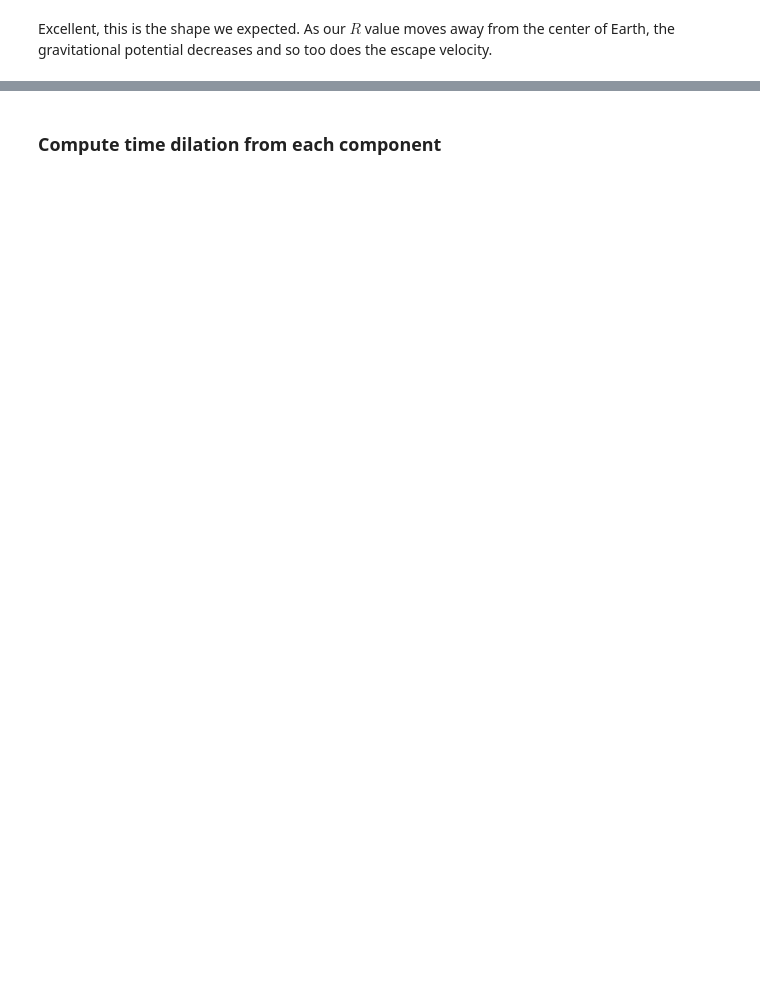
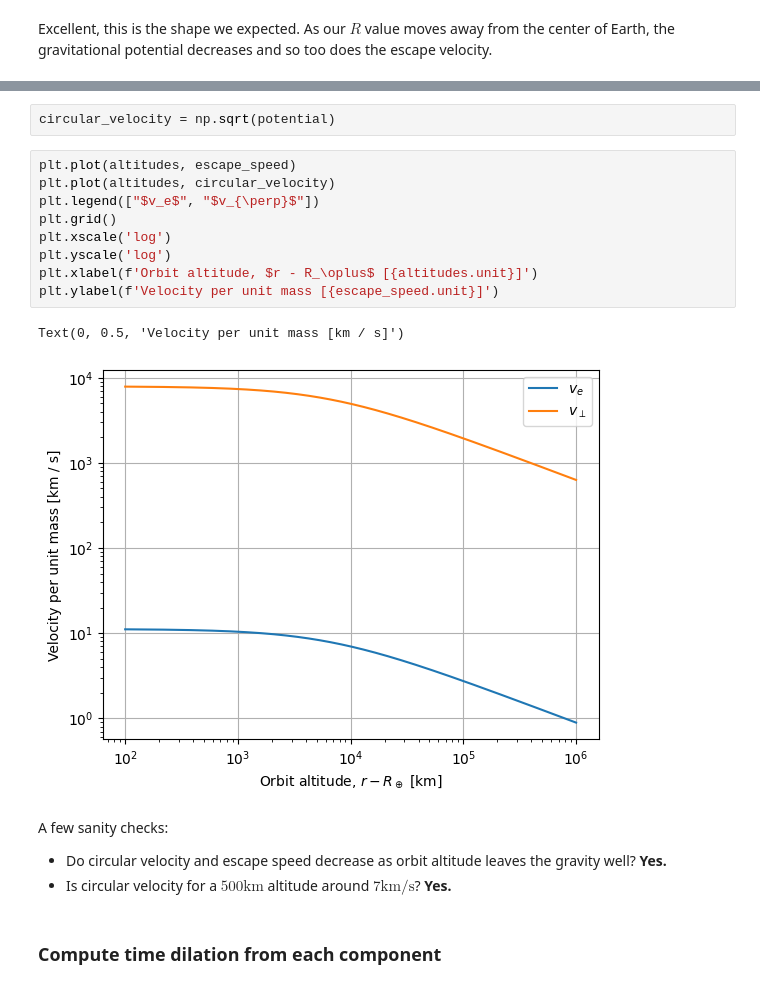
Before and after one commit to philiplinden/spacetime, a Jupyter notebook: learning/notebooks/time_dilation.ipynb, the cells around one changed output, grey strips where cells are left out. Saved outputs shown, nothing was run; the diff lists cells and outputs as text; blank space fills up the shorter version.

```diff
--- a/learning/notebooks/time_dilation.ipynb
+++ b/learning/notebooks/time_dilation.ipynb
@@ -205,3 +185,21 @@ Text(0, 0.5, 'velocity [$m / s$]')
+# %%
+circular_velocity = np.sqrt(potential)
+# %%
+plt.plot(altitudes, escape_speed)
+plt.plot(altitudes, circular_velocity)
+plt.legend(["$v_e$", "$v_{\perp}$"])
+plt.grid()
+plt.xscale('log')
+plt.yscale('log')
+plt.xlabel(f'Orbit altitude, $r - R_\oplus$ [{altitudes.unit}]')
+plt.ylabel(f'Velocity per unit mass [{escape_speed.unit}]')
+# %% [output]
+Text(0, 0.5, 'Velocity per unit mass [km / s]')
+[figure, added]
+# %% [markdown]
+A few sanity checks:
+* Do circular velocity and escape speed decrease as orbit altitude leaves the gravity well? **Yes.**
+* Is circular velocity for a $500 \text{km}$ altitude around $ 7 \text{km}/\text{s}$? **Yes.**
 # %% [markdown]
 ### Compute time dilation from each component
 # %% [markdown]
```
Also changed, not shown: parts of 14 cells of this notebook, 1 other file.
